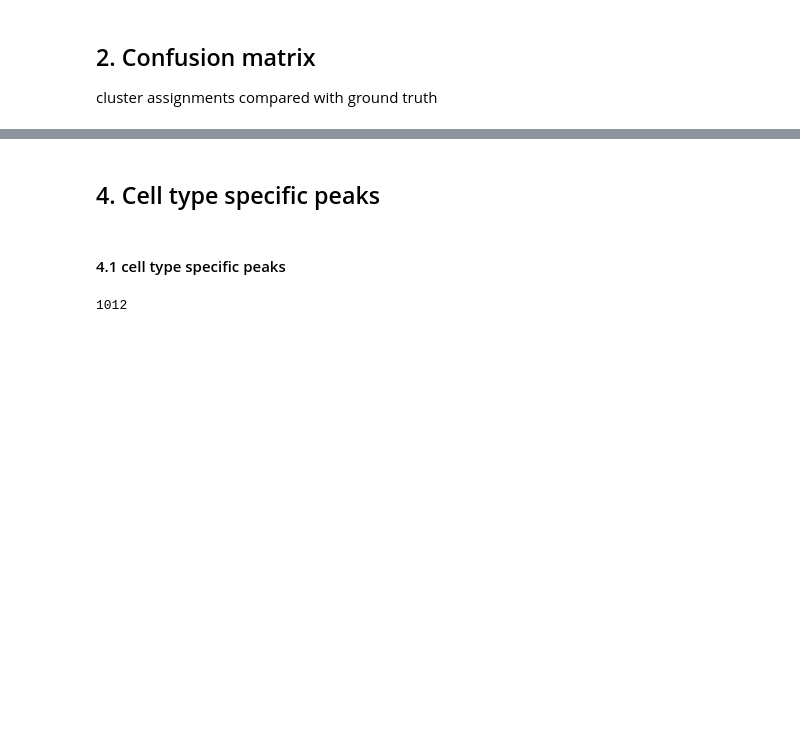
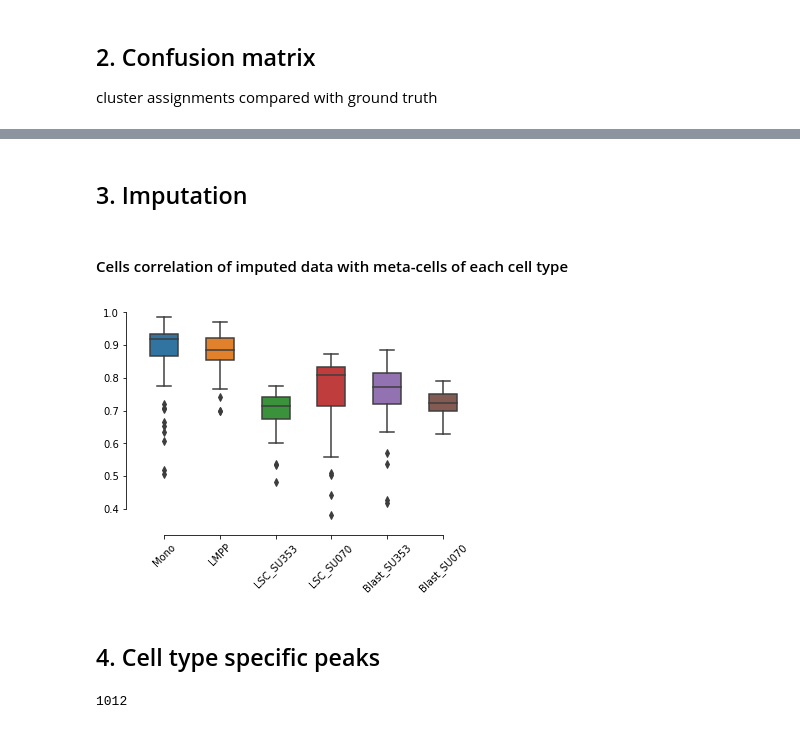
Before and after one commit to jsxlei/SCALE, a Jupyter notebook: notebooks/tutorial.ipynb, the cells around one changed output, grey strips where cells are left out. Saved outputs shown, nothing was run; the diff lists cells and outputs as text; code cells hidden in the pictures; blank space fills up the shorter version.

```diff
--- a/notebooks/tutorial.ipynb
+++ b/notebooks/tutorial.ipynb
@@ -114,7 +108,21 @@ corr_heatmap(imputed_data, y, classes, figsize=(5,5))
+# %% [markdown]
+## 3. Imputation
+# %% [markdown]
+#### Cells correlation of imputed data with meta-cells of each cell type
+# %%
+peak_corr = []
+for c in classes:
+    cells = np.where(y==c)[0]
+    peak_corr.append(pairwise_pearson(imputed_data.iloc[:, cells].T, raw_data.iloc[:, cells].sum(1)))
+# %%
+g = sns.boxplot(data=peak_corr, width=0.5)
+sns.despine(offset=10, trim=True)
+g.set_xticklabels(classes, rotation=45)
+plt.show()
+# %% [output]
+[figure, added]
 # %% [markdown]
 ## 4. Cell type specific peaks
-# %% [markdown]
-#### 4.1 cell type specific peaks
 # %%
 score_mat = mat_specificity_score(imputed_data, pred)
 # %%
```
Also changed, not shown: parts of 14 cells of this notebook, 13 other files.
